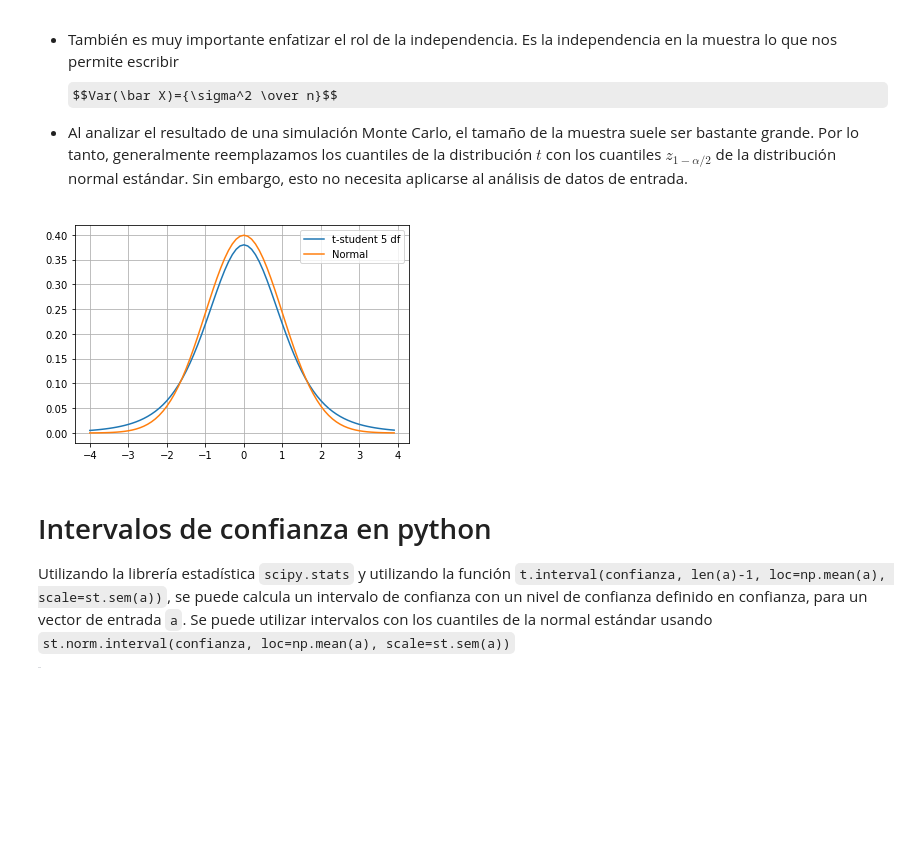
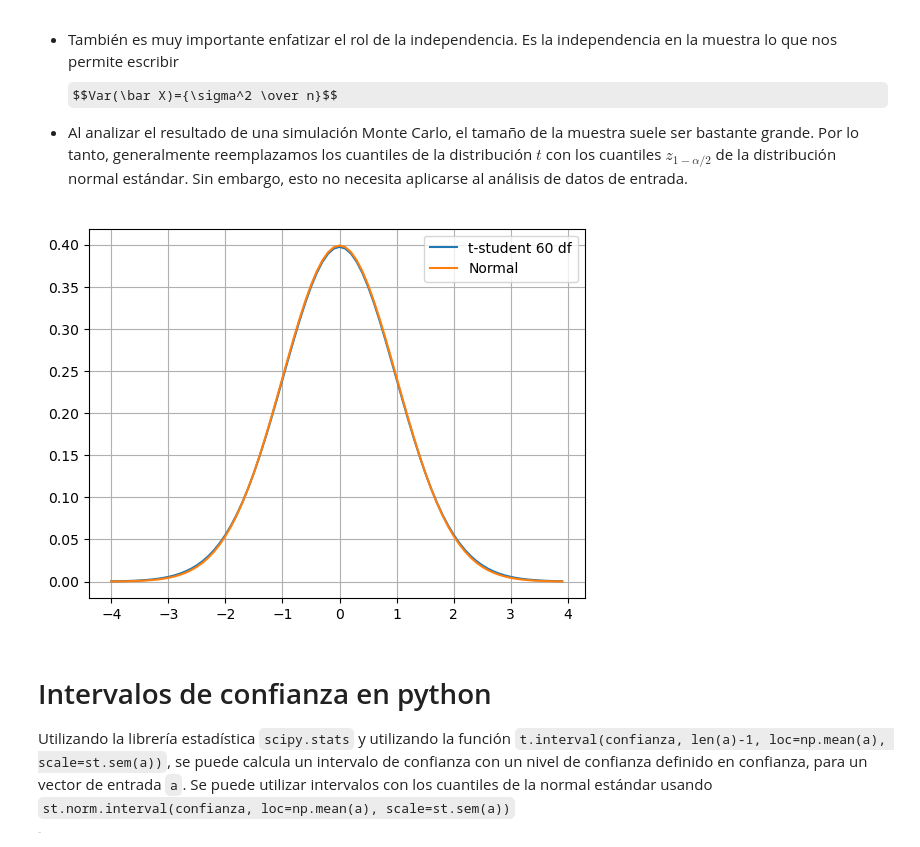
Before and after one commit to adrianhb01/SPF-2023-I, a Jupyter notebook: TEMA-2/Clase16_PruebasDeBondadYAjuste.ipynb, the cells around one changed output. Cells and saved outputs as stored; diff of their text form; code cells hidden in the pictures; some formulas as TeX source; blank space fills up the shorter version.

```diff
--- a/TEMA-2/Clase16_PruebasDeBondadYAjuste.ipynb
+++ b/TEMA-2/Clase16_PruebasDeBondadYAjuste.ipynb
@@ -41,18 +41,18 @@ import matplotlib.pyplot as plt
 # %%
 # Gráfica t-student
 # %matplotlib inline
 dat = np.arange(-4,4,.1)
 # for i in range(1):
-GL = 5
+GL = 60
 y = st.t.pdf(dat,df=GL)
 y1 = st.norm.pdf(dat)
 plt.plot(dat, y, label=f't-student {GL} df')
 plt.plot(dat, y1, label='Normal')
 plt.legend()
 plt.grid()
 plt.show()
 # %% [output]
-[figure, old version]
+[figure, new version]
 # %% [markdown]
 # Intervalos de confianza en python
 
```
Also changed, not shown: parts of 6 cells of this notebook, 1 other file.
